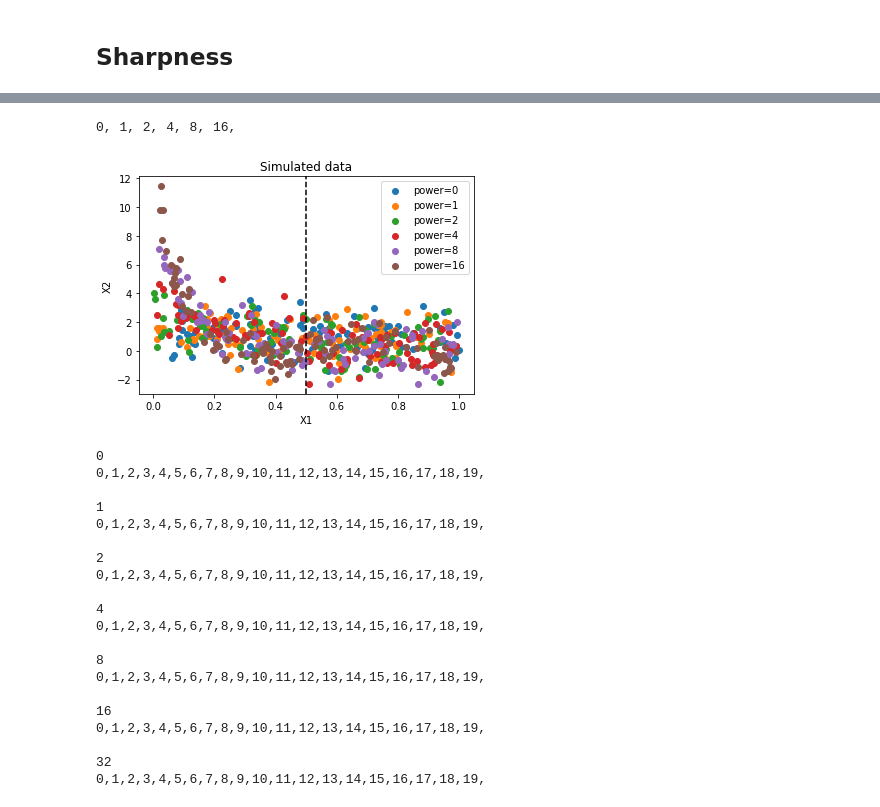
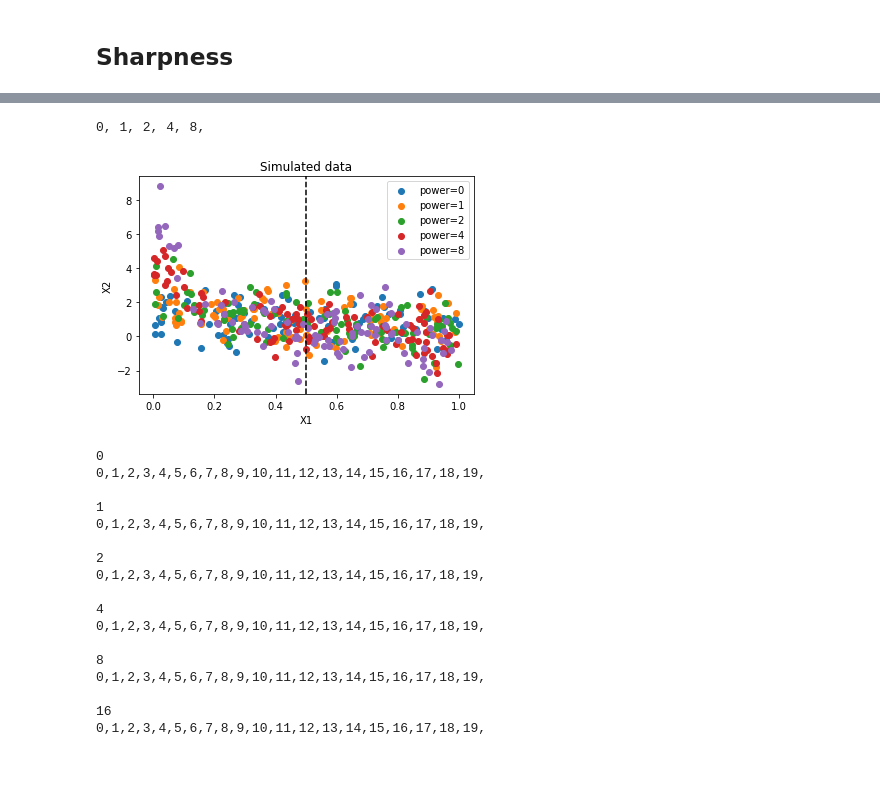
Before and after one commit to rflperry/sparse_shift, a Jupyter notebook: notebooks/03-kcd_benchmarking.ipynb, the cells around one changed output, grey strips where cells are left out. Drawn from its saved outputs; the diff is of its cells as text; code cells hidden in the pictures; blank space fills up the shorter version.

```diff
--- a/notebooks/03-kcd_benchmarking.ipynb
+++ b/notebooks/03-kcd_benchmarking.ipynb
@@ -36,10 +38,10 @@ plt.show()
 # %%
-ns = [20, 50, 100, 200]
+ns = np.asarray([20, 50, 100, 200]) // 2
 n_reps = 100
 n_jobs = -2
 n_power_reps = 20
-shifts = [0, 0.1, 0.2, 0.5, 1, 2, 5, 10]
-scales = [0.1, 0.2, 0.5, 1, 2, 5, 10]
+shifts = [0, 0.1, 0.2, 0.5, 1, 2, 5]
+scales = [0.1, 0.2, 0.5, 1, 2, 5]
 # %%
 shift_pvals = []
 shift_stats = []
@@ -354,30 +356,25 @@ plt.show()
 # %% [markdown]
 ## Sharpness
 # %%
-def peaking(X, alpha, A=1):
-    # idx0 = np.where(X < 0.5)[0]
-    # idx1 = np.where(X >= 0.5)[0]
-    # X2 = np.zeros((X.shape[0], 1))
-    # X2[idx1] = 0
-    # X2[idx0] = X[idx0]**(-alpha) - 0.5**(-alpha)
+def peaking(X, alpha, A=0, sigma=1):
     if alpha == 0:
         f = lambda x: A + x*0
     else:
         b = np.log(alpha / (np.exp(alpha) - 1)) + alpha
-        f = lambda x: A * np.exp(-alpha*x + b) # integrates to A
+        f = lambda x: A * np.exp(-alpha*x + b)# integrates to A
     X2 = f(X)
-    X2 += np.random.normal(0, 1, (X.shape[0], 1))
+    X2 += np.random.normal(0, sigma, (X.shape[0], 1))
 
     return X2
 
-def simulate_peaking(n, alpha, random_state=None, auc=1):
+def simulate_peaking(n, alpha, random_state=None, auc=1, sigma=1):
     np.random.seed(random_state)
     X11 = np.random.uniform(0, 1, (n, 1))
-    X12 = peaking(X11, 0, A=auc)
+    X12 = peaking(X11, 0, A=0, sigma=sigma)
     y1 = np.ones(n) * 0
 
     X21 = np.random.uniform(0, 1, (n, 1))
-    X22 = peaking(X21, alpha, A=auc)
+    X22 = peaking(X21, alpha, A=auc, sigma=sigma)
     y2 = np.ones(n)
 
     X = np.block([
@@ -388,3 +385,19 @@ def simulate_peaking(n, alpha, random_state=None, auc=1):
     y = np.hstack((y1, y2)).astype(int)
 
     return X, y
+# %%
+aucs = [0, 0.1, 0.3, 0.6, 1, 2]
+power = 0
+f, ax = plt.subplots(1, 1)
+for auc in aucs:
+    print(auc, end=', ')
+    X, y = simulate_peaking(100, alpha=power, auc=auc)
+    idx = np.where(y == 1)[0]
+    plt.scatter(X[idx, 0], X[idx, 1], label=f'auc={auc}')
+plt.xlabel('X1')
+plt.ylabel('X2')
+plt.title('Simulated data: varying AUC')
+ax.legend()
+# plt.yscale('symlog')
+plt.axvline(0.5, ls='--', c='black')
+plt.show()
@@ -391,27 +407,26 @@ def simulate_peaking(n, alpha, random_state=None, auc=1):
 # %%
-powers = [0, 1, 2, 4, 8 ,16]
+powers = [0, 1, 2, 4, 8]
 f, ax = plt.subplots(1, 1)
 for power in powers:
     print(power, end=', ')
-    X, y = simulate_peaking(100, alpha=power)
+    X, y = simulate_peaking(100, alpha=power, auc=1)
     idx = np.where(y == 1)[0]
     plt.scatter(X[idx, 0], X[idx, 1], label=f'power={power}')
 plt.xlabel('X1')
 plt.ylabel('X2')
 plt.title('Simulated data')
 ax.legend()
-# plt.yscale('symlog')
 plt.axvline(0.5, ls='--', c='black')
 plt.show()
 # %% [output]
-0, 1, 2, 4, 8, 16,
+0, 1, 2, 4, 8,
-[figure, old version]
+[figure, new version]
 # %%
-ns = [10, 25, 50, 100, 200]
+ns = np.asarray([20, 50, 100, 200]) // 2
 n_reps = 100
-n_jobs = 10
+n_jobs = -2
 n_power_reps = 20
-powers = [0, 1, 2, 4, 8, 16, 32]
+powers = [0, 1, 2, 4, 8, 16]
 
 power_pvals = []
 power_stats = []
@@ -421,11 +436,11 @@ for power in powers:
     for prep in range(n_power_reps):
         print(prep, end=', ')
         for n in ns:
-            X, y = simulate_peaking(n=n, alpha=power, random_state=prep)
-            kcd = KCDCV(n_jobs=n_jobs)
+            X, y = simulate_peaking(n=n, alpha=power, random_state=prep, auc=0.5)
+            kcd = KCD(n_jobs=n_jobs)
             stat, pvalue = kcd.test(
                     X[:, :1], X[:, 1:], y,
-                    reps=n_reps, fast_pvalue=True)
+                    reps=n_reps)
             power_pvals.append(pvalue)
             power_stats.append(stat)
     print('\n')
@@ -447,7 +462,4 @@ for power in powers:
 
 16
 0,1,2,3,4,5,6,7,8,9,10,11,12,13,14,15,16,17,18,19,
-
-32
-0,1,2,3,4,5,6,7,8,9,10,11,12,13,14,15,16,17,18,19,
 # %%
```
Also changed, not shown: parts of 12 cells of this notebook, 12 other files.
